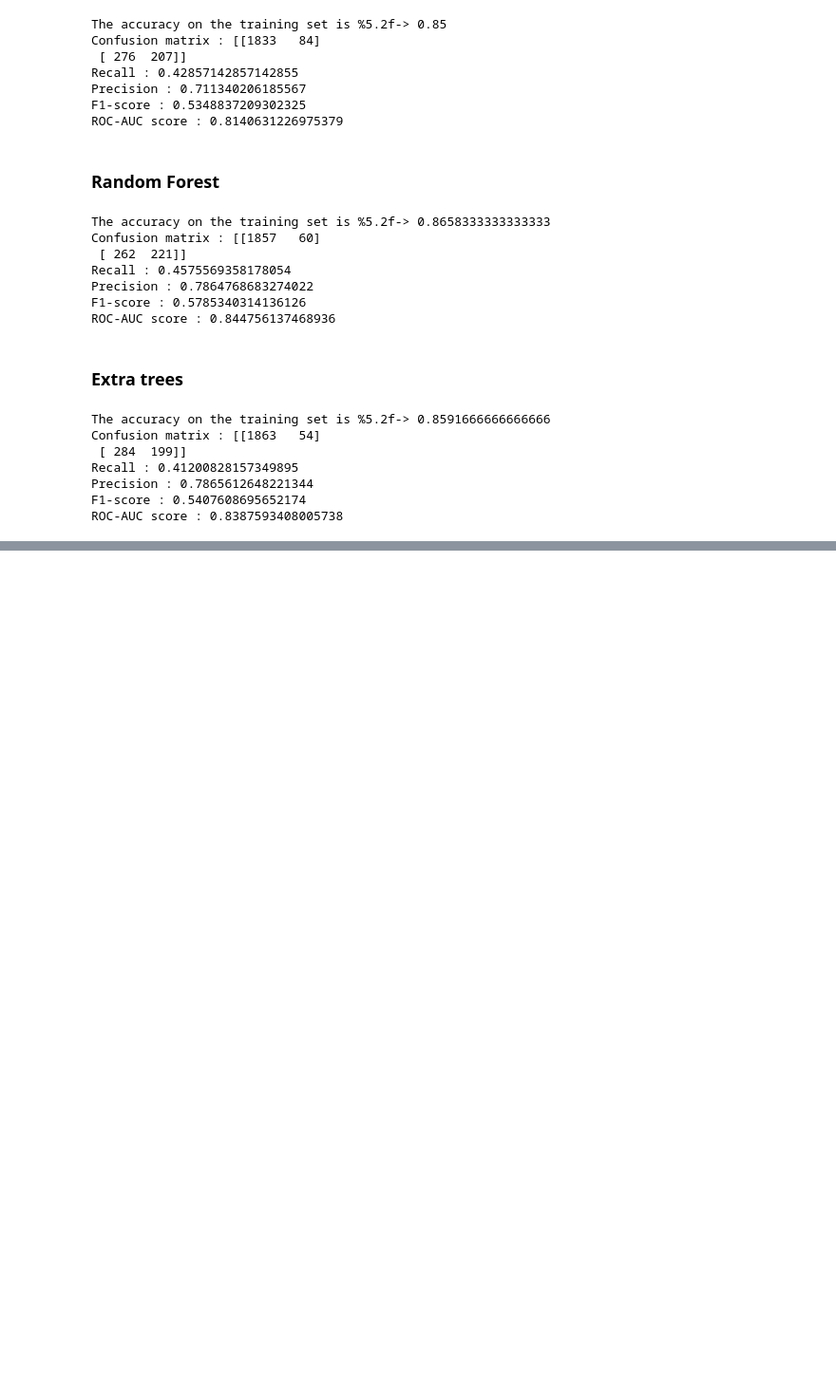
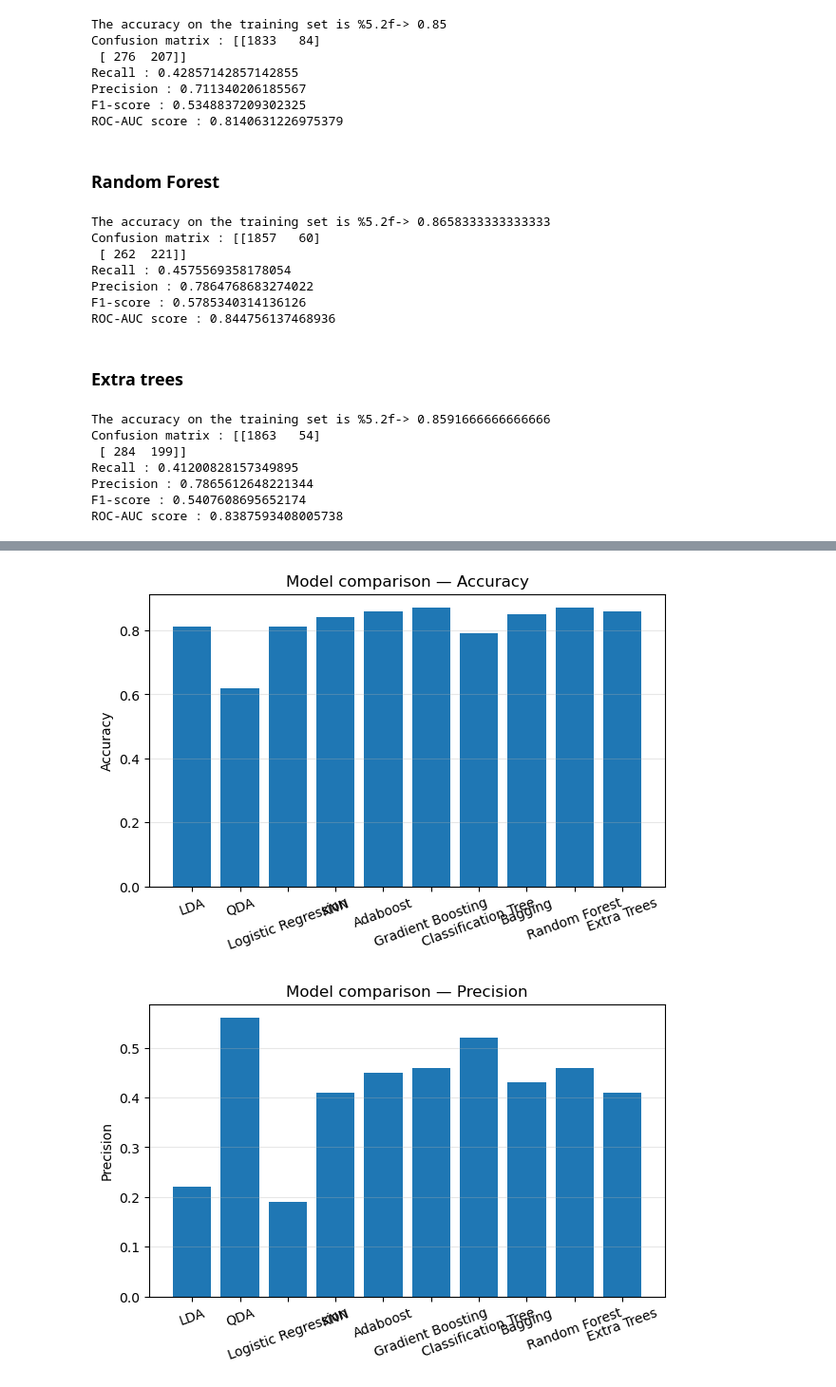
Before and after one commit to ClemouDouard/supervized_learning_project, a Jupyter notebook: final.ipynb, the cells around one changed output, grey strips where cells are left out. Shown: that part at 95% size. Drawn from its saved outputs; the diff is of its cells as text; code cells hidden in the pictures; blank space fills up the shorter version.

```diff
--- a/final.ipynb
+++ b/final.ipynb
@@ -407,0 +410,12 @@ ROC-AUC score : 0.8387593408005738
+# %%
+results = {
+    'Model': ['LDA', 'QDA', 'Logistic Regression', 'KNN', 'Adaboost', 'Gradient Boosting', 'Classification Tree', 'Bagging', 'Random Forest', 'Extra Trees'],
+    'Accuracy': [0.81, 0.62, 0.81, 0.84, 0.86, 0.87, 0.79, 0.85, 0.87, 0.86],
+    'Precision': [0.22, 0.56, 0.19, 0.41, 0.45, 0.46, 0.52, 0.43, 0.46, 0.41],
+    'Recall': [0.56, 0.28, 0.60, 0.66, 0.76, 0.80, 0.48, 0.71, 0.79, 0.79],
+    'F1-score': [0.32, 0.37, 0.29, 0.51, 0.56, 0.58, 0.50, 0.53, 0.58, 0.54],
+    'AUC': [0.76, 0.61, 0.76, 0.78, 0.84, 0.87, 0.69, 0.81, 0.84, 0.84]
+}
+
+df_scores = pd.DataFrame(results)
+df_scores
@@ -407,0 +434,14 @@ ROC-AUC score : 0.8387593408005738
+# %%
+metrics = ['Accuracy', 'Precision', 'Recall', 'F1-score', 'AUC']
+
+for m in metrics:
+    plt.figure(figsize=(7,4))
+    plt.bar(df_scores['Model'], df_scores[m])
+    plt.title(f'Model comparison \u2014 {m}')
+    plt.xticks(rotation=20)
+    plt.ylabel(m)
+    plt.grid(axis='y', alpha=0.3)
+    plt.show()
+# %% [output]
+[figure, added]
+[figure, added]
```
Also changed, not shown: parts of 6 cells of this notebook.
